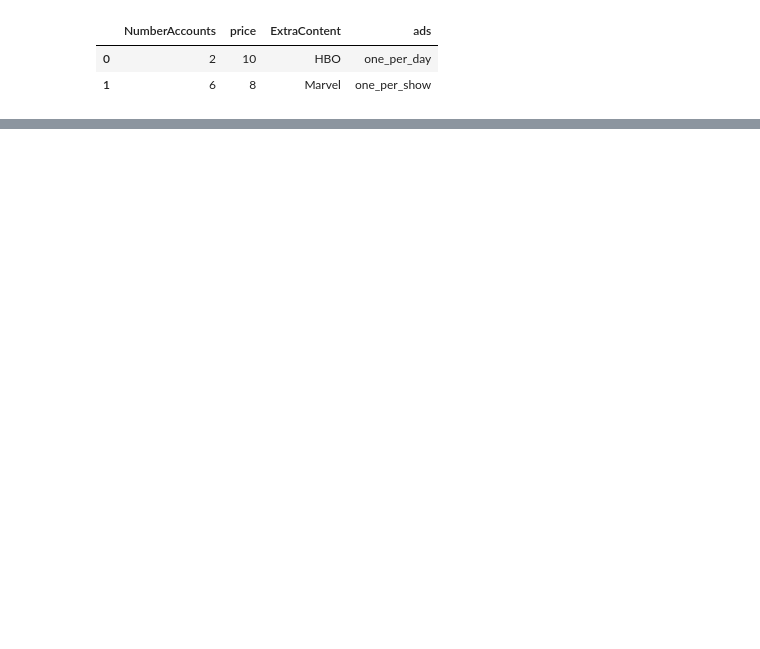
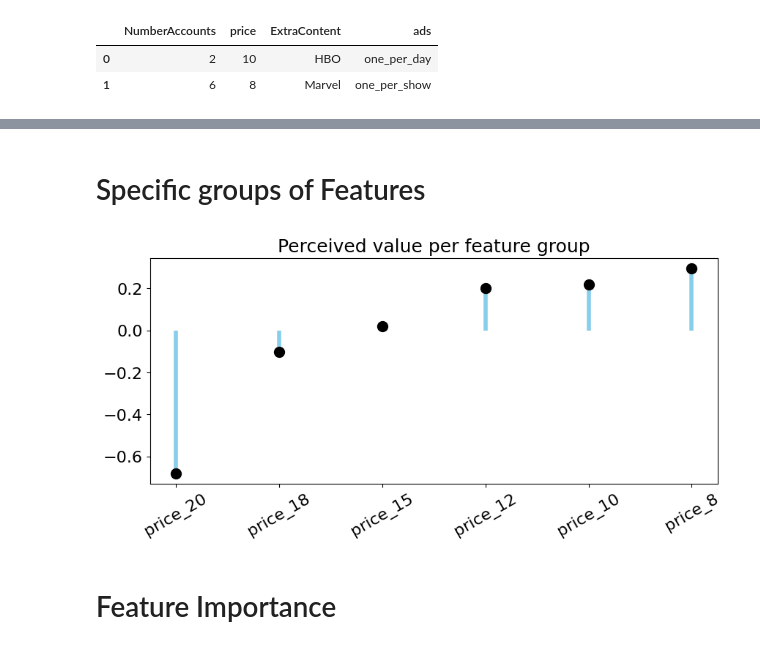
Before and after one commit to Victor-Johnson/Conjoint-Analysis, a Jupyter notebook: analysis.ipynb, the cells around one changed output, grey strips where cells are left out. Saved outputs shown, nothing was run; the diff lists cells and outputs as text; code cells hidden in the pictures; blank space fills up the shorter version.

```diff
--- a/analysis.ipynb
+++ b/analysis.ipynb
@@ -117,0 +157,43 @@ plt.show()
+# %% [markdown]
+# Specific groups of Features
+# %%
+# Isolate the feature group
+feature = "price"
+attributes = []
+coefficients =[]
+for i in range(len(df_result)):
+  if df_result.iloc[i,0].find(feature) == 0:
+    attributes.append(df_result.iloc[i,0])
+    coefficients.append(df_result.iloc[i,1])
+# %%
+# Lollipop chart
+# Plot the Partworth
+f, ax = plt.subplots(figsize = (10,4))
+plt.title("Perceived value per feature group", fontsize = 18)
+
+# Lollipop plot
+(markers, stemlines, baseline) = plt.stem(attributes,
+                                          coefficients,
+                                          linefmt = "-",
+                                          markerfmt = "o",
+                                          basefmt = " ")
+
+# Customize the lollipop
+plt.setp(stemlines,
+         color = "skyblue",
+         linewidth = 4)
+plt.setp(markers,
+         color = "black",
+         markersize = 10)
+
+# Customizing the ticks
+plt.yticks(fontsize = 16)
+plt.xticks(fontsize = 16,
+           rotation = 30)
+
+#Plot
+plt.show()
+# %% [output]
+[figure, added]
+# %% [markdown]
+# Feature Importance
```
Also changed, not shown: parts of 36 cells of this notebook.
